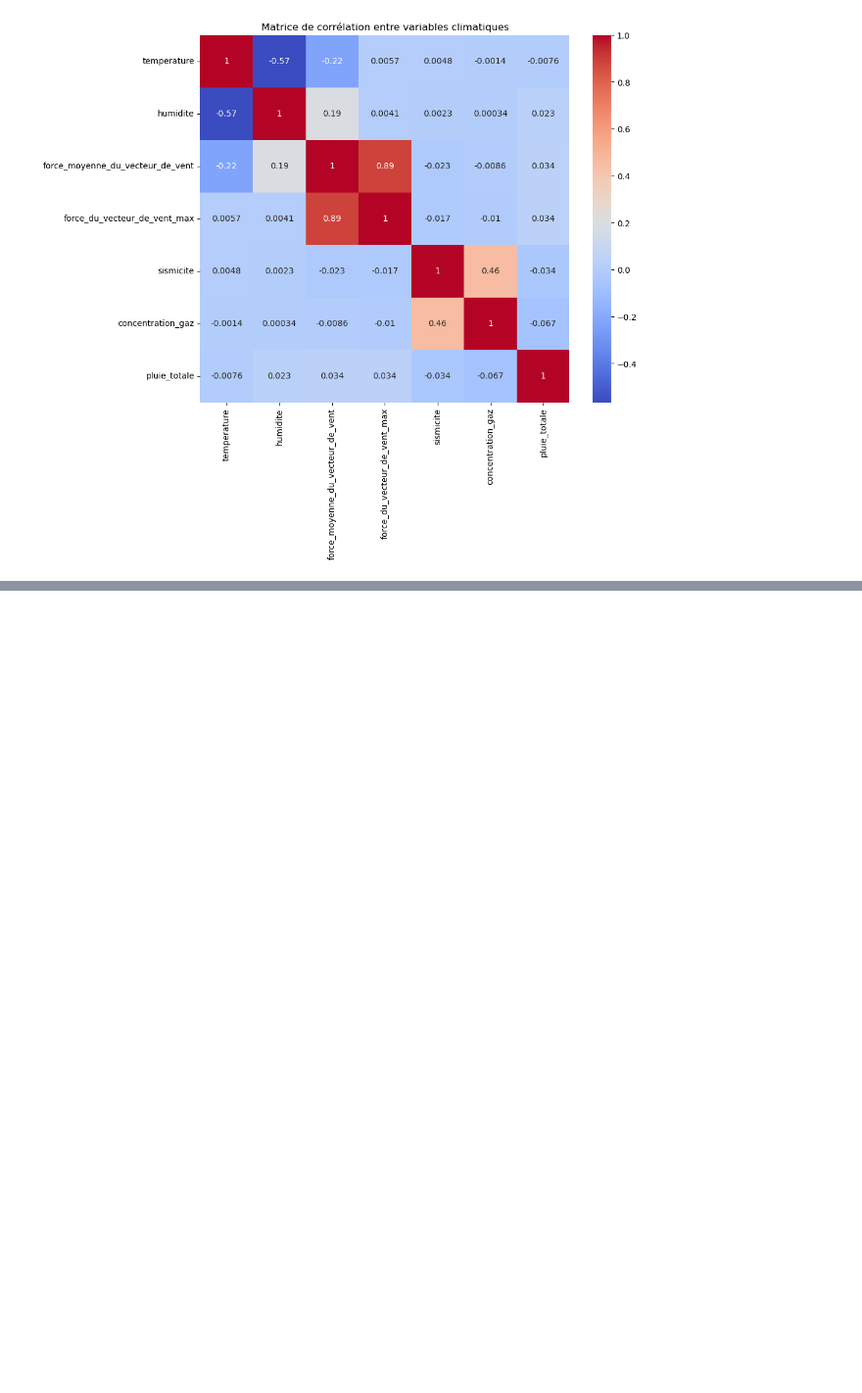
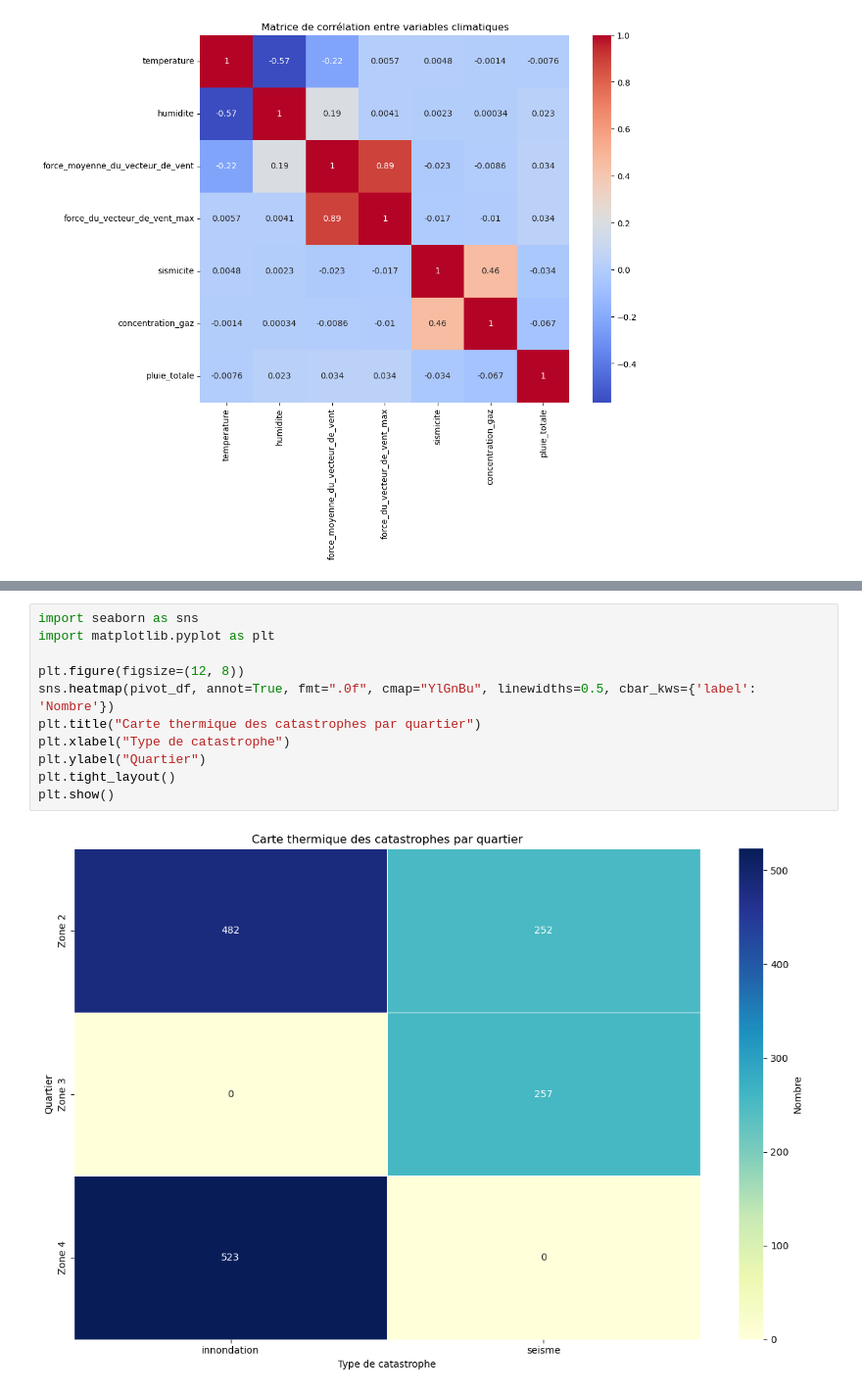
Before and after one commit to kruzeyy/LyonAlerte360, a Jupyter notebook: Code_Data/Nettoyage_Data.ipynb, the cells around one changed output, grey strips where cells are left out. Shown at 98% size. Cells and saved outputs as stored; diff of their text form; blank space fills up the shorter version.

Commit message:
changement et ajout de graph

```diff
--- a/Code_Data/Nettoyage_Data.ipynb
+++ b/Code_Data/Nettoyage_Data.ipynb
@@ -128,3 +116,16 @@ plt.tight_layout()
 plt.show()
 # %% [output]
 [figure]
+# %%
+import seaborn as sns
+import matplotlib.pyplot as plt
+
+plt.figure(figsize=(12, 8))
+sns.heatmap(pivot_df, annot=True, fmt=".0f", cmap="YlGnBu", linewidths=0.5, cbar_kws={'label': 'Nombre'})
+plt.title("Carte thermique des catastrophes par quartier")
+plt.xlabel("Type de catastrophe")
+plt.ylabel("Quartier")
+plt.tight_layout()
+plt.show()
+# %% [output]
+[figure, added]
```
Also changed, not shown: parts of 3 cells of this notebook.
